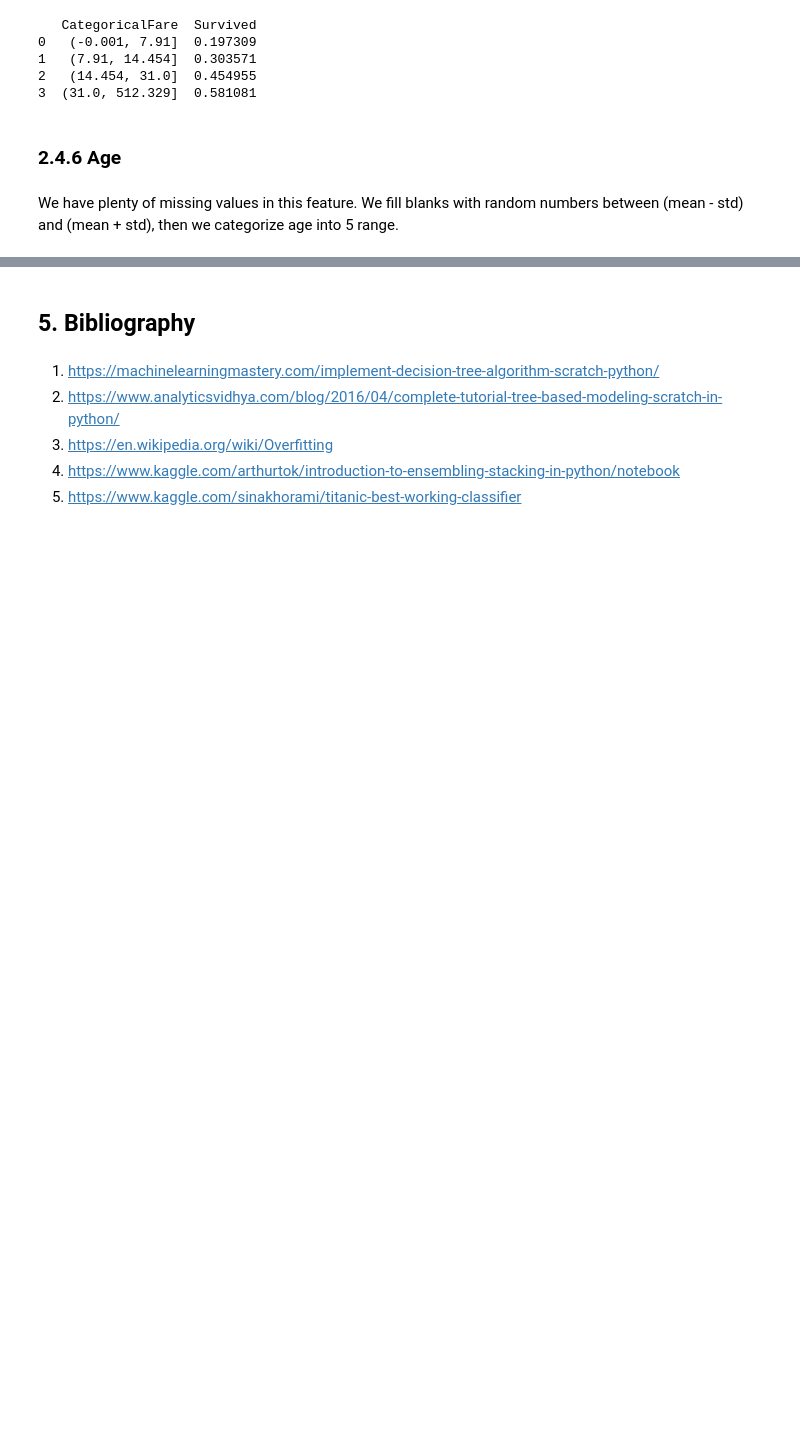
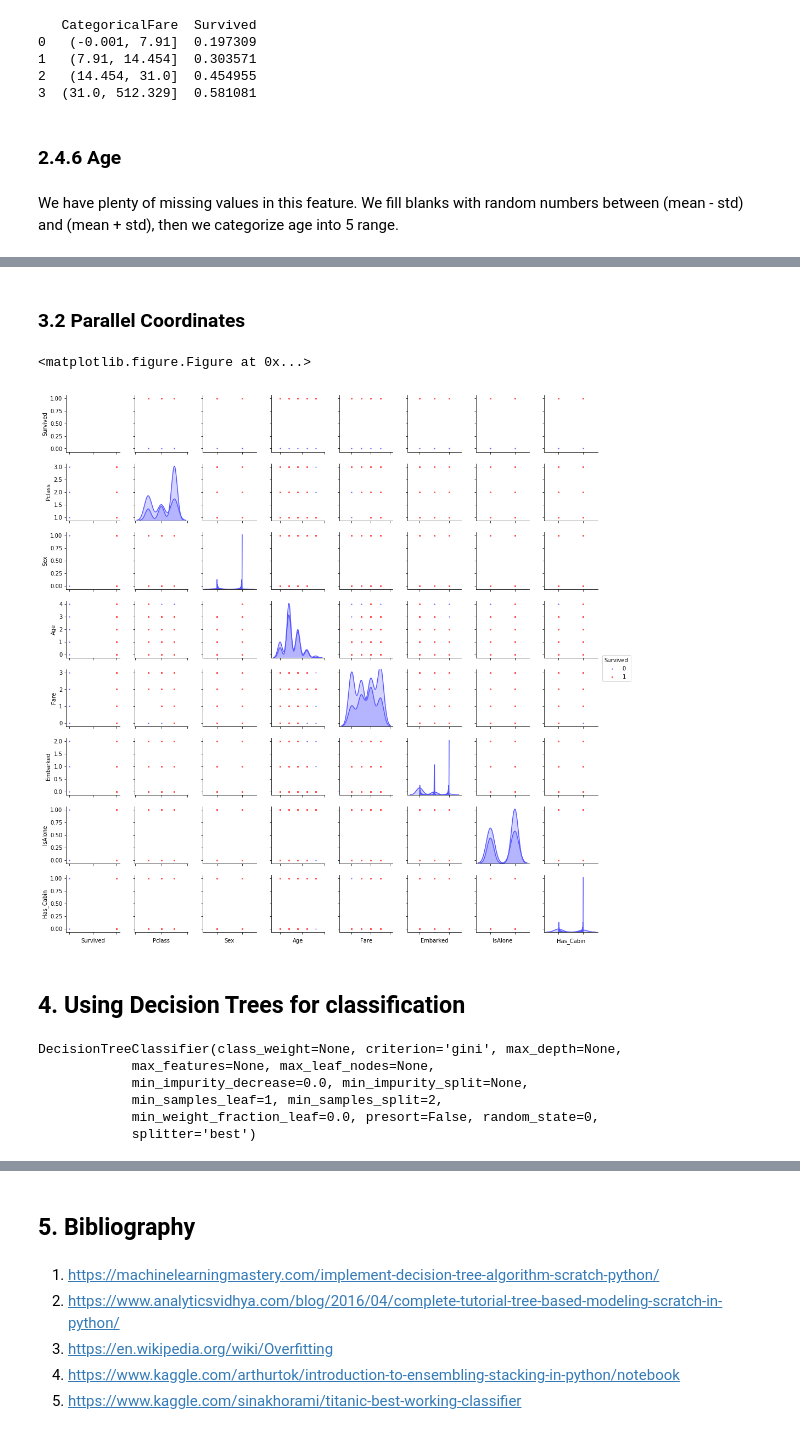
Before and after one commit to SkalskiP/ILearnMachineLearning.py, a Jupyter notebook: 03_Classification/02_Decision_Trees/Decision_Trees_Classification.ipynb, the cells around one changed output, grey strips where cells are left out. Saved outputs shown, nothing was run; the diff lists cells and outputs as text; code cells hidden in the pictures; blank space fills up the shorter version.

```diff
--- a/03_Classification/02_Decision_Trees/Decision_Trees_Classification.ipynb
+++ b/03_Classification/02_Decision_Trees/Decision_Trees_Classification.ipynb
@@ -272,0 +289,12 @@ test  = dataset_test.values
+# %% [markdown]
+### 3.2 Parallel Coordinates
+# %%
+plt.figure()
+g = sns.pairplot(dataset_train, hue='Survived', palette = 'seismic',size=1.8,diag_kind = 'kde',diag_kws=dict(shade=True),plot_kws=dict(s=10), markers=["o", "s"])
+g.set(xticklabels=[])
+plt.show()
+# %% [output]
+<matplotlib.figure.Figure at 0x...>
+[figure, added]
+# %% [markdown]
+## 4. Using Decision Trees for classification
@@ -272,0 +305,11 @@ test  = dataset_test.values
+# %%
+from sklearn.tree import DecisionTreeClassifier
+classifier = DecisionTreeClassifier(criterion='gini', random_state = 0)
+classifier.fit(X_train, y_train)
+# %% [output]
+DecisionTreeClassifier(class_weight=None, criterion='gini', max_depth=None,
+            max_features=None, max_leaf_nodes=None,
+            min_impurity_decrease=0.0, min_impurity_split=None,
+            min_samples_leaf=1, min_samples_split=2,
+            min_weight_fraction_leaf=0.0, presort=False, random_state=0,
+            splitter='best')
```
Also changed, not shown: parts of 17 cells of this notebook.
